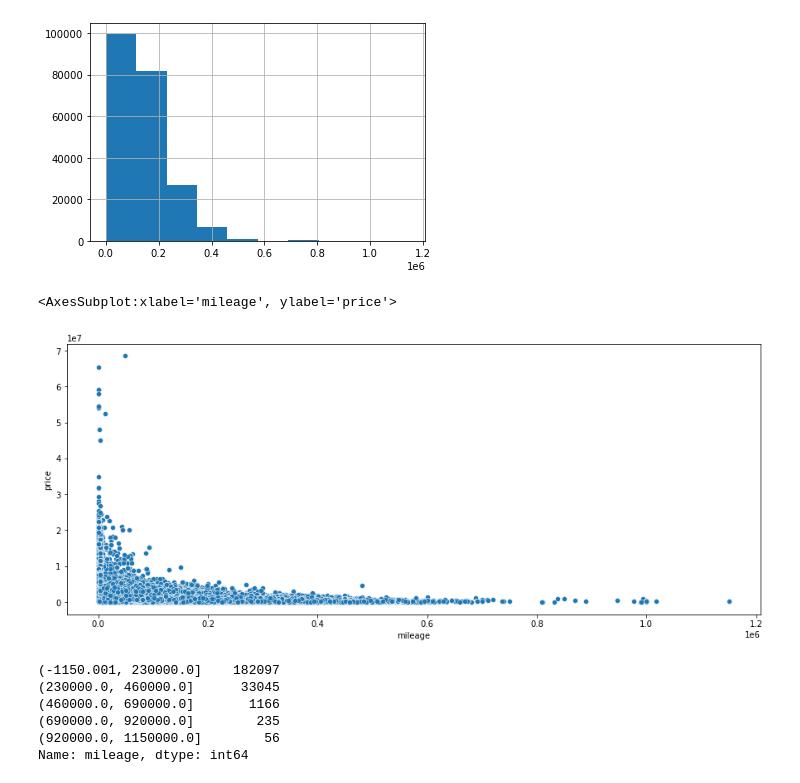
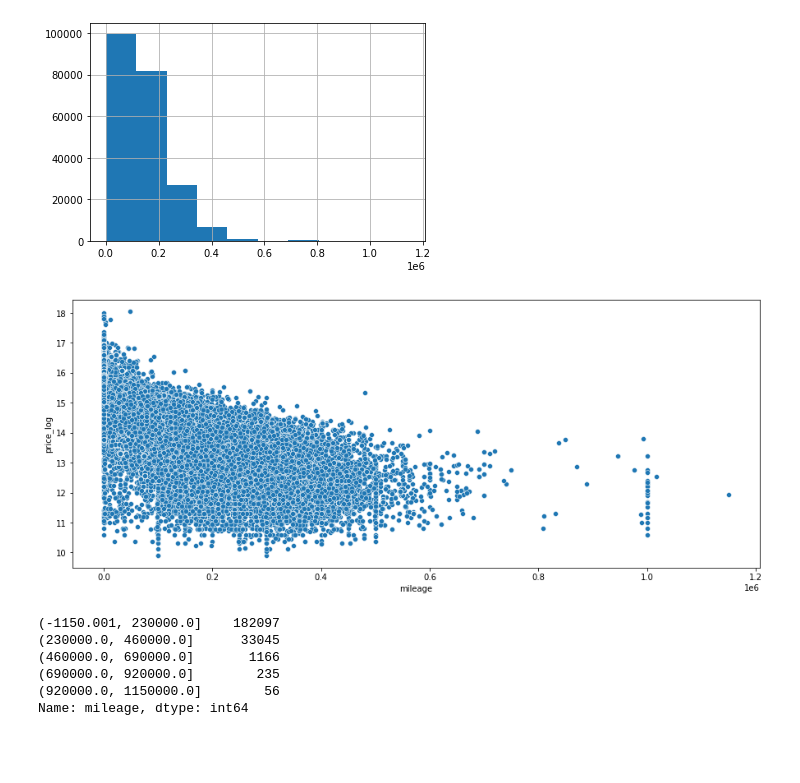
Before and after one commit to gir2017/teamwork_kaggle, a Jupyter notebook: module_5/select_auto.ipynb, the cells around one changed output. Cells and saved outputs as stored; diff of their text form; code cells hidden in the pictures; blank space fills up the shorter version.

```diff
--- a/module_5/select_auto.ipynb
+++ b/module_5/select_auto.ipynb
@@ -91,6 +91,11 @@ def get_hist_box(df, col):
     plt.xticks(rotation=45)
     ax.set_title('Boxplot for {}'.format(col))
     plt.show()
+
+# Draw a scatter plot
+def scatter(df, col):
+    plt.figure(figsize = (15, 6))
+    sns.scatterplot(data = df[df['train'] == 1], x = col, y = 'price_log')
 
 # get color names in ready df
 def color(row):
@@ -447,7 +452,7 @@ test['new_data'] = 0
 # %%
 bined_df = pd.concat([test, train_r, train_parsed.drop(labels=['views', 'region'], axis=1)], ignore_index=True)
 # rename russian column names
-bined_df.rename(columns={'Владельцы': 'owners', 'Владение': 'ownership', 'ПТС': 'vehicle_licence',
+bined_df.rename(columns={'Владельцы': 'owners', 'Владение': 'ownership', 'ПТС': 'vehicle_license',
        'Привод': 'driving_gear', 'Руль': 'steering_wheel', 'Состояние': 'condition', 'Таможня': 'customs'}, inplace=True)
 
 bined_df.head()
@@ -1213,11 +1252,9 @@ bined_df.mileage.hist()
 <AxesSubplot:>
 [figure]
 # %%
-plt.figure(figsize = (15, 6))
-sns.scatterplot(data = bined_df[bined_df['train'] == 1], x = 'mileage', y = 'price')
+scatter(bined_df, 'mileage')
 # %% [output]
-<AxesSubplot:xlabel='mileage', ylabel='price'>
-[figure, old version]
+[figure, new version]
 # %%
 bined_df.mileage.value_counts(bins = 5)
 # %% [output]
```
Also changed, not shown: parts of 190 cells of this notebook.
